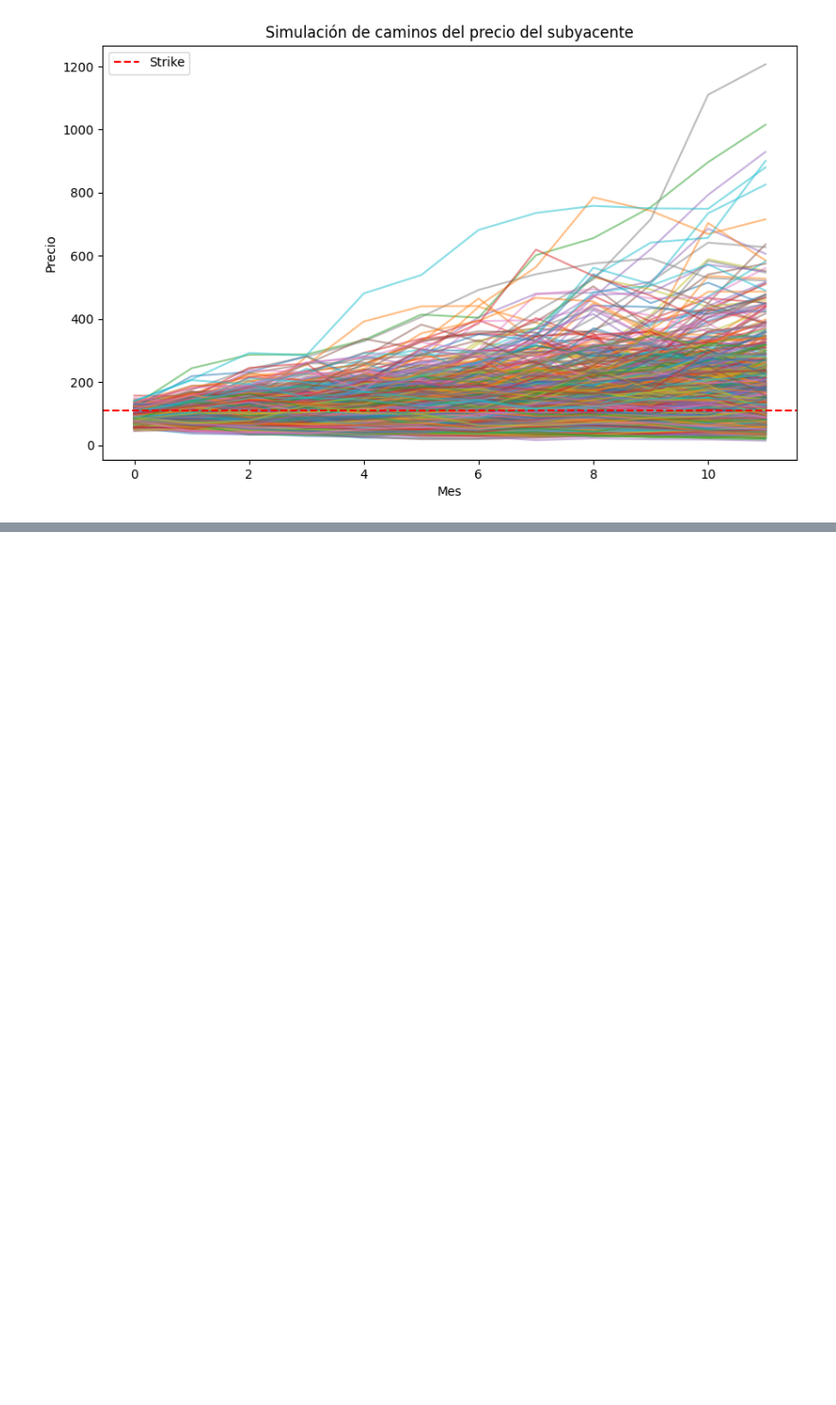
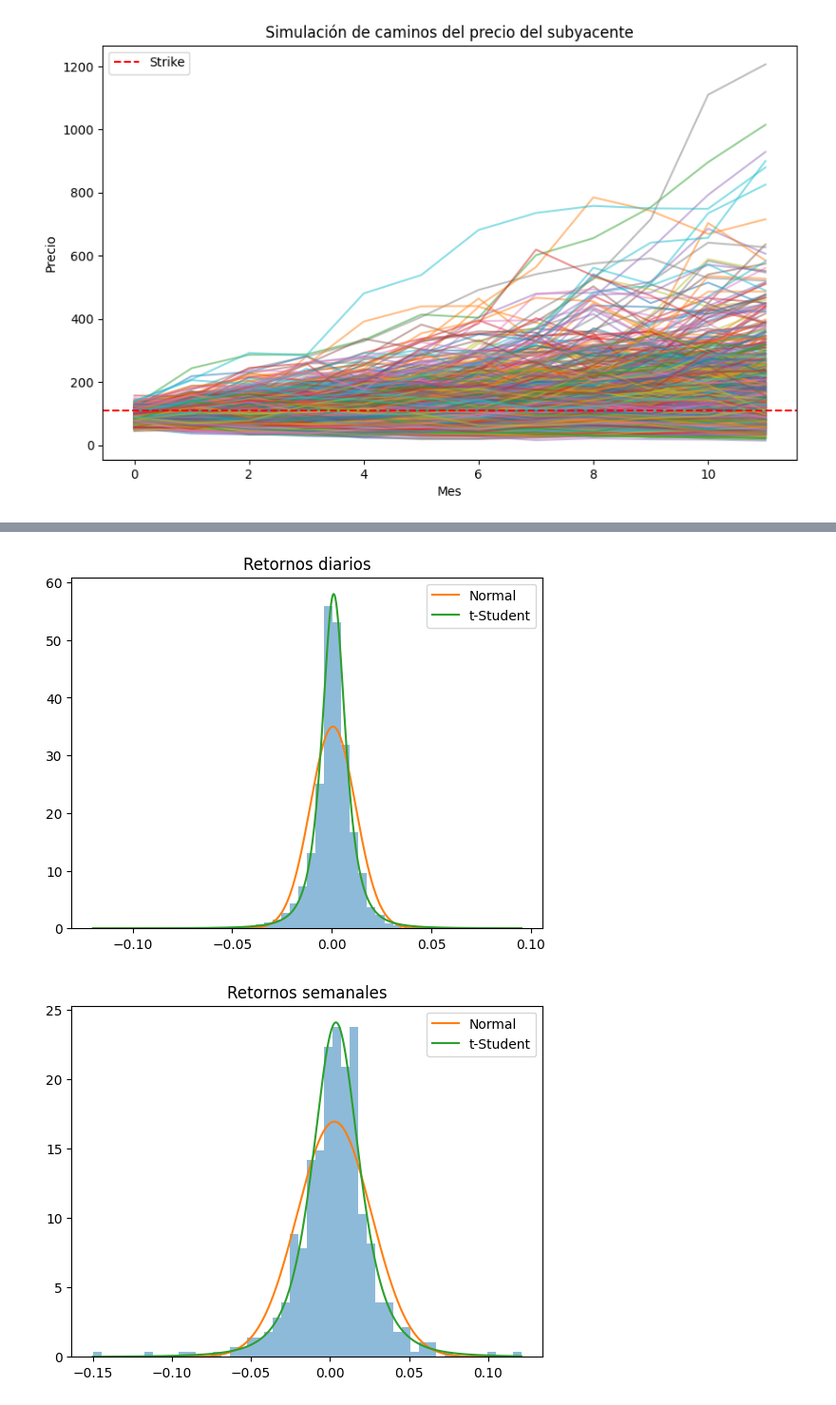
Before and after one commit to AlbertoMarquez794/diplo-data-science-albert, a Jupyter notebook: Module 2/HW/Tarea2.ipynb, the cells around one changed output, grey strips where cells are left out. Shown at 95% size. Drawn from its saved outputs; the diff is of its cells as text; code cells hidden in the pictures; blank space fills up the shorter version.

```diff
--- a/Module 2/HW/Tarea2.ipynb
+++ b/Module 2/HW/Tarea2.ipynb
@@ -70,0 +89,6 @@ plt.show()
+# %%
+sp500 = yf.download("^GSPC", period="10y")["Close"] #Importamos el dataset del sp500
+print(sp500)
+ret_diario = sp500.pct_change().dropna() #Sacamos los rendimientos diarios quitando el na del principio
+ret_semanal = sp500.resample("W").last().pct_change().dropna() #Sacamos los rendimientos semanales quitando el na del principio
+ret_mensual = sp500.resample("ME").last().pct_change().dropna() #Sacamos los rendimientos mensual quitando el na del principio
@@ -70,0 +194,23 @@ plt.show()
+# %%
+import matplotlib.pyplot as plt
+import numpy as np
+
+def histograma(retornos, nombre):
+    mu, sigma = stats.norm.fit(retornos)
+    nu, mu_t, sigma_t = stats.t.fit(retornos)
+
+    x = np.linspace(retornos.min(), retornos.max(), 1000)
+
+    plt.hist(retornos, bins=50, density=True, alpha=0.5)
+    plt.plot(x, stats.norm.pdf(x, mu, sigma), label="Normal")
+    plt.plot(x, stats.t.pdf(x, nu, mu_t, sigma_t), label="t-Student")
+    plt.title(nombre)
+    plt.legend()
+    plt.show()
+
+histograma(ret_diario, "Retornos diarios")
+histograma(ret_semanal, "Retornos semanales")
+histograma(ret_mensual, "Retornos mensuales")
+# %% [output]
+[figure, added]
+[figure, added]
```
Also changed, not shown: parts of 16 cells of this notebook.
